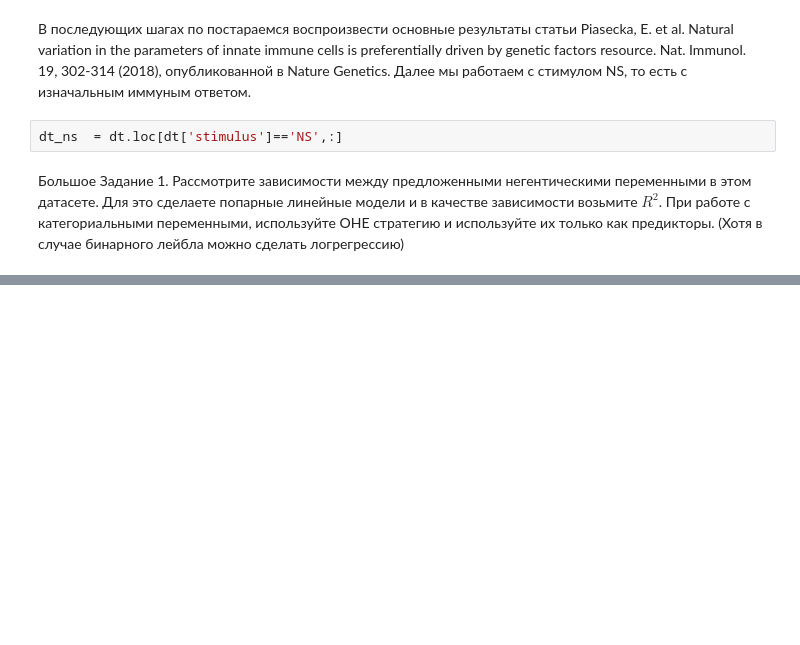
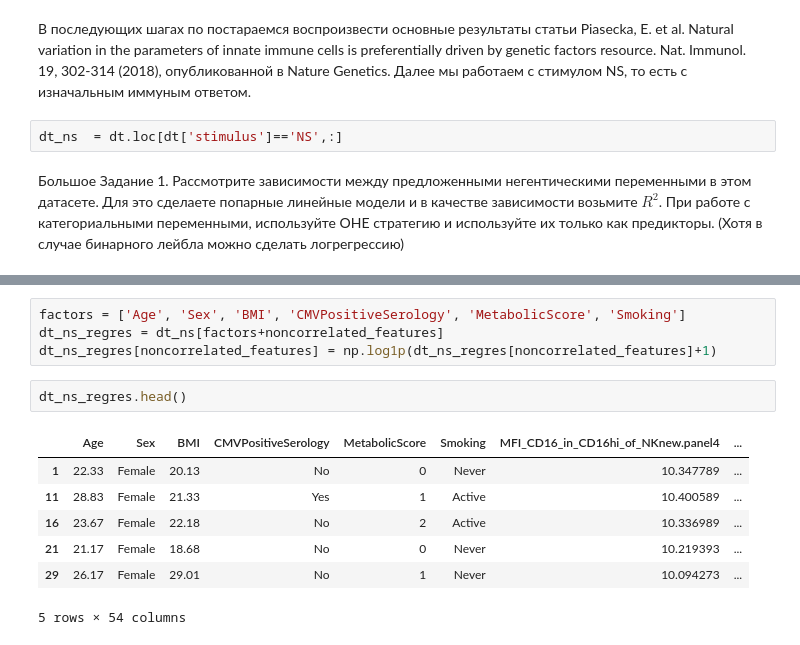
Before and after one commit to azkalot1/bioinfCourse, a Jupyter notebook: BulkRNASeqSeminar.ipynb, the cells around one changed output, grey strips where cells are left out. Saved outputs shown, nothing was run; the diff lists cells and outputs as text; blank space fills up the shorter version.

```diff
--- a/BulkRNASeqSeminar.ipynb
+++ b/BulkRNASeqSeminar.ipynb
@@ -334,0 +372,14 @@ plt.show()
+# %%
+factors = ['Age', 'Sex', 'BMI', 'CMVPositiveSerology', 'MetabolicScore', 'Smoking']
+dt_ns_regres = dt_ns[factors+noncorrelated_features]
+dt_ns_regres[noncorrelated_features] = np.log1p(dt_ns_regres[noncorrelated_features]+1)
+# %%
+dt_ns_regres.head()
+# %% [output]
+|  | Age | Sex | BMI | CMVPositiveSerology | MetabolicScore | Smoking | MFI_CD16_in_CD16hi_of_NKnew.panel4 | ... |
+| 1 | 22.33 | Female | 20.13 | No | 0 | Never | 10.347789 | ... |
+| 11 | 28.83 | Female | 21.33 | Yes | 1 | Active | 10.400589 | ... |
+| 16 | 23.67 | Female | 22.18 | No | 2 | Active | 10.336989 | ... |
+| 21 | 21.17 | Female | 18.68 | No | 0 | Never | 10.219393 | ... |
+| 29 | 26.17 | Female | 29.01 | No | 1 | Never | 10.094273 | ... |
+5 rows × 54 columns
```
Also changed, not shown: parts of 12 cells of this notebook.
